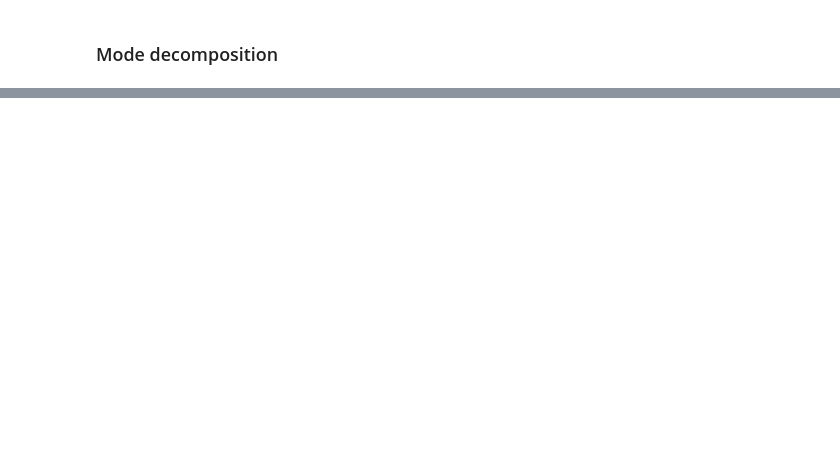
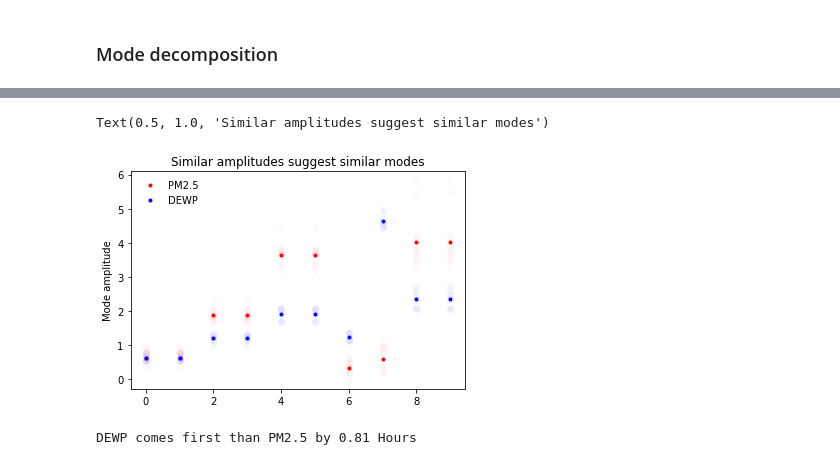
Before and after one commit to Machine-Learning-Dynamical-Systems/kooplearn, a Jupyter notebook: examples/Beijing_air_quality/analysis.ipynb, the cells around one changed output, grey strips where cells are left out. Drawn from its saved outputs; the diff is of its cells as text; code cells hidden in the pictures; blank space fills up the shorter version.

```diff
--- a/examples/Beijing_air_quality/analysis.ipynb
+++ b/examples/Beijing_air_quality/analysis.ipynb
@@ -246,3 +209,0 @@ regularizer = 1e-6
-# %%
-K = kernel_RBF.to_numpy(y[:-1])
-K_shift = kernel_RBF.to_numpy(y_shift[:-1])
@@ -262,3 +209,0 @@ implied_timescale(evals,1,0.01)
-# %%
-K = kernel_RBF.to_numpy(y)
-K_L = kernel_linear.to_numpy(y)
@@ -267,0 +210,22 @@ plt.colorbar()
+# %%
+modes = K.modes()
+eigs = K.eigvals()
+obs_1 = "PM2.5"
+obs_2 = "DEWP"
+modes_1 = mask_old_timesteps(modes, obs_1, history)
+modes_2 = mask_old_timesteps(modes, obs_2, history)
+modes_1_avg = modes_1.mean(axis=1)
+modes_2_avg = modes_2.mean(axis=1)
+c_1 = 'r'
+c_2 = 'b'
+# %%
+plt.plot(np.abs(modes_1),c_1+'o', alpha=0.02);
+plt.plot(np.abs(modes_2),c_2+'o', alpha=0.02);
+plt.plot(np.abs(modes_1_avg),c_1+'.', label=obs_1);
+plt.plot(np.abs(modes_2_avg),c_2+'.', label=obs_2);
+plt.legend(frameon=False)
+plt.ylabel("Mode amplitude")
+plt.title("Similar amplitudes suggest similar modes")
+# %% [output]
+Text(0.5, 1.0, 'Similar amplitudes suggest similar modes')
+[figure, added]
@@ -267,0 +248,5 @@ plt.colorbar()
+# %%
+idx = 0
+dphi = causality_rel(2, eigs, modes_1_avg, modes_2_avg, obs_1, obs_2, 1, n_timesteps, 'Hours')
+# %% [output]
+DEWP comes first than PM2.5 by 0.81 Hours
```
Also changed, not shown: parts of 22 cells of this notebook, 2 other files.
